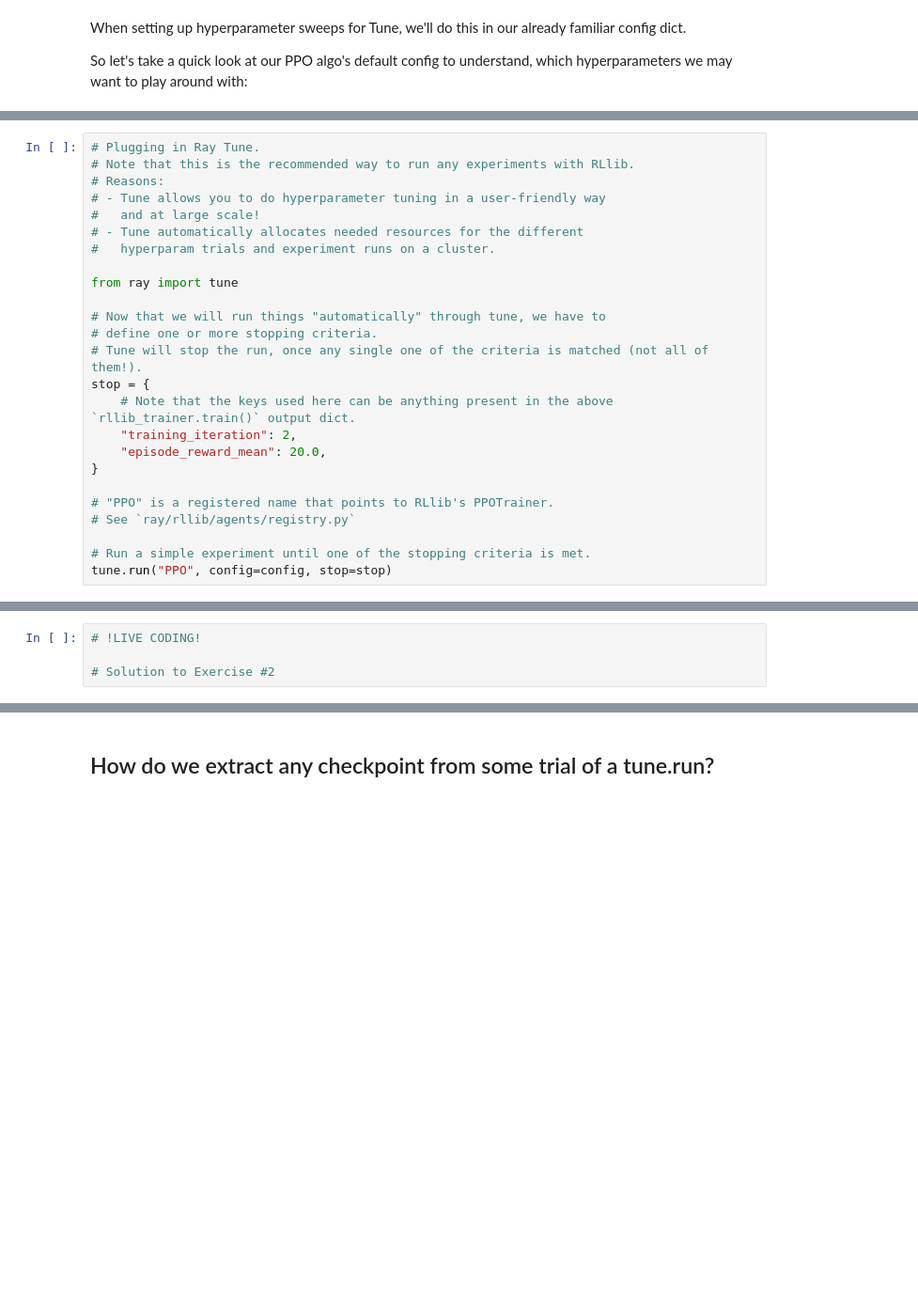
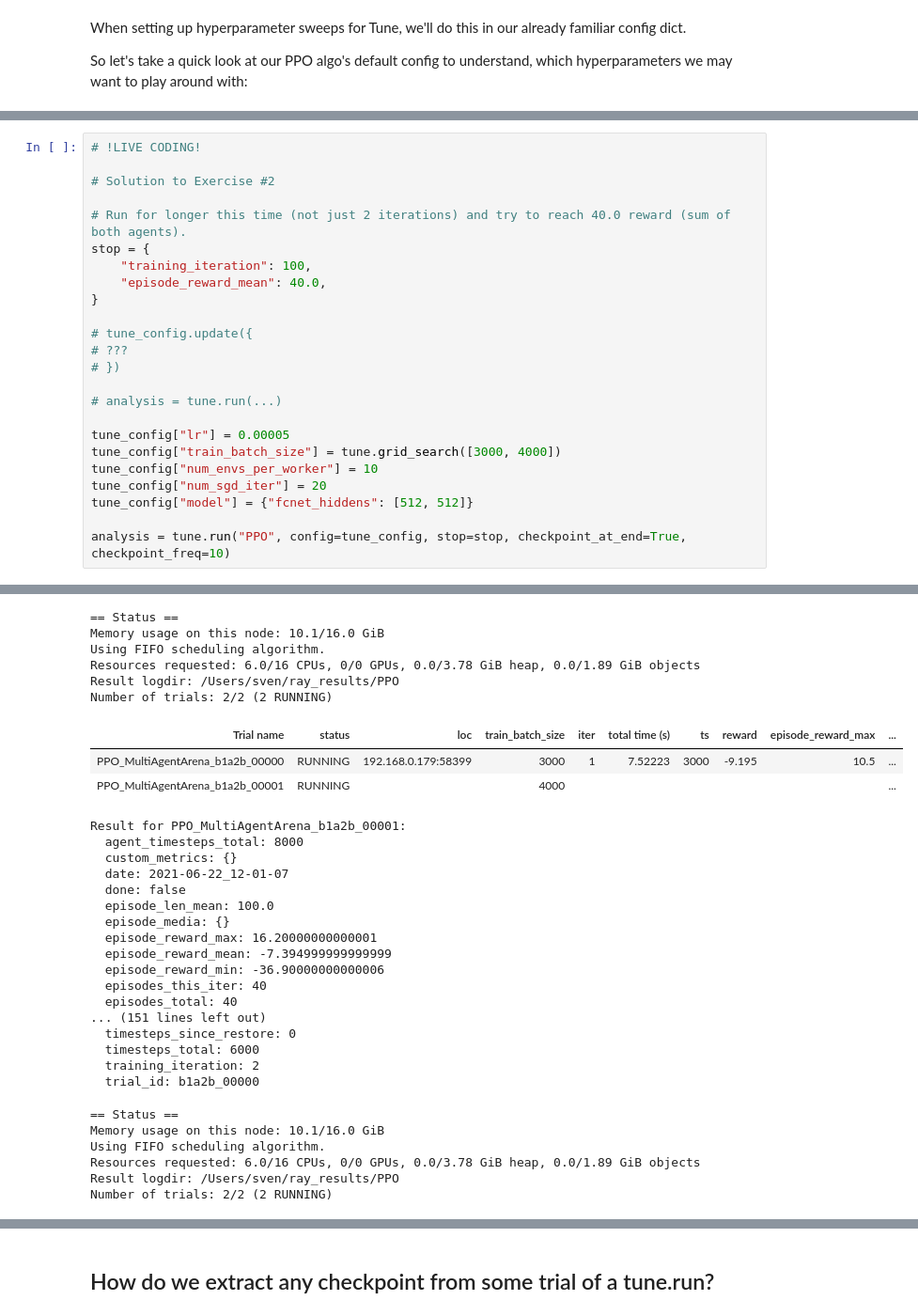
Before and after one commit to sven1977/rllib_tutorials, a Jupyter notebook: ray_summit_2021/tutorial_notebook.ipynb, the cells around one changed output, grey strips where cells are left out. Shown at 94% size. Drawn from its saved outputs; the diff is of its cells as text; blank space fills up the shorter version.

```diff
--- a/ray_summit_2021/tutorial_notebook.ipynb
+++ b/ray_summit_2021/tutorial_notebook.ipynb
@@ -690,25 +785,0 @@ pprint.pprint(PPO_DEFAULT_CONFIG)
-# %%
-# Plugging in Ray Tune.
-# Note that this is the recommended way to run any experiments with RLlib.
-# Reasons:
-# - Tune allows you to do hyperparameter tuning in a user-friendly way
-#   and at large scale!
-# - Tune automatically allocates needed resources for the different
-#   hyperparam trials and experiment runs on a cluster.
-
-from ray import tune
-
-# Now that we will run things "automatically" through tune, we have to
-# define one or more stopping criteria.
-# Tune will stop the run, once any single one of the criteria is matched (not all of them!).
-stop = {
-    # Note that the keys used here can be anything present in the above `rllib_trainer.train()` output dict.
-    "training_iteration": 2,
-    "episode_reward_mean": 20.0,
-}
-
-# "PPO" is a registered name that points to RLlib's PPOTrainer.
-# See `ray/rllib/agents/registry.py`
-
-# Run a simple experiment until one of the stopping criteria is met.
-tune.run("PPO", config=config, stop=stop)
@@ -784,3 +954,24 @@ Try to reach a total reward (sum of agent1 and agent2) of 15.0.
 # !LIVE CODING!
 
 # Solution to Exercise #2
+
+# Run for longer this time (not just 2 iterations) and try to reach 40.0 reward (sum of both agents).
+stop = {
+    "training_iteration": 100,
+    "episode_reward_mean": 40.0,
+}
+
+# tune_config.update({
+# ???
+# })
+
+# analysis = tune.run(...)
+
+tune_config["lr"] = 0.00005
+tune_config["train_batch_size"] = tune.grid_search([3000, 4000])
+tune_config["num_envs_per_worker"] = 10
+tune_config["num_sgd_iter"] = 20
+tune_config["model"] = {"fcnet_hiddens": [512, 512]}
+
+analysis = tune.run("PPO", config=tune_config, stop=stop, checkpoint_at_end=True, checkpoint_freq=10)
+# %% [output]
@@ -786,0 +1020,32 @@ Try to reach a total reward (sum of agent1 and agent2) of 15.0.
+== Status ==
+Memory usage on this node: 10.1/16.0 GiB
+Using FIFO scheduling algorithm.
+Resources requested: 6.0/16 CPUs, 0/0 GPUs, 0.0/3.78 GiB heap, 0.0/1.89 GiB objects
+Result logdir: /Users/sven/ray_results/PPO
+Number of trials: 2/2 (2 RUNNING)
+| Trial name | status | loc | train_batch_size | iter | total time (s) | ts | reward | episode_reward_max | ... |
+| PPO_MultiAgentArena_b1a2b_00000 | RUNNING | 192.168.0.179:58399 | 3000 | 1 | 7.52223 | 3000 | -9.195 | 10.5 | ... |
+| PPO_MultiAgentArena_b1a2b_00001 | RUNNING |  | 4000 |  |  |  |  |  | ... |
+Result for PPO_MultiAgentArena_b1a2b_00001:
+  agent_timesteps_total: 8000
+  custom_metrics: {}
+  date: 2021-06-22_12-01-07
+  done: false
+  episode_len_mean: 100.0
+  episode_media: {}
+  episode_reward_max: 16.20000000000001
+  episode_reward_mean: -7.394999999999999
+  episode_reward_min: -36.90000000000006
+  episodes_this_iter: 40
+  episodes_total: 40
+... (151 lines left out)
+  timesteps_since_restore: 0
+  timesteps_total: 6000
+  training_iteration: 2
+  trial_id: b1a2b_00000
+== Status ==
+Memory usage on this node: 10.1/16.0 GiB
+Using FIFO scheduling algorithm.
+Resources requested: 6.0/16 CPUs, 0/0 GPUs, 0.0/3.78 GiB heap, 0.0/1.89 GiB objects
+Result logdir: /Users/sven/ray_results/PPO
+Number of trials: 2/2 (2 RUNNING)
```
Also changed, not shown: parts of 31 cells of this notebook, 2 other files.
